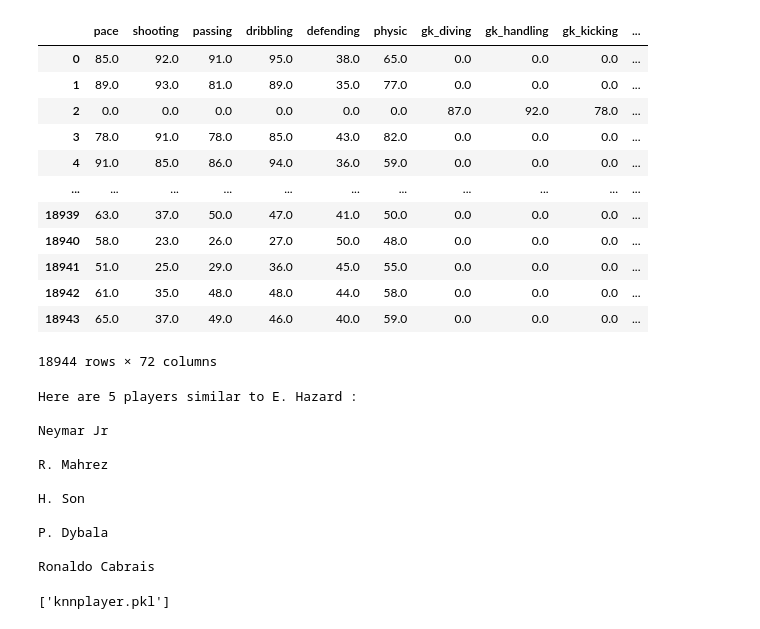
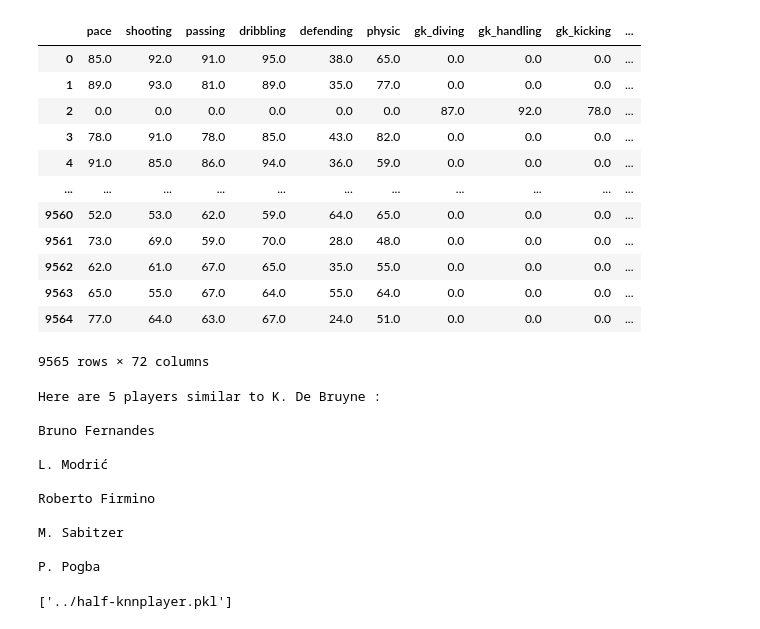
Before and after one commit to arzubekm/playerRec, a Jupyter notebook: ipynbs/test model.ipynb, the cells around one changed output. Drawn from its saved outputs; the diff is of its cells as text; code cells hidden in the pictures.

Commit message:
Implemented on new dataset of overall ranking of players at least 66

```diff
--- a/ipynbs/test model.ipynb
+++ b/ipynbs/test model.ipynb
@@ -1,7 +1,7 @@
 # %%
 import pandas as pd
 
-data = pd.read_csv('players_21_clean.csv')
+data = pd.read_csv('../players_21_clean.csv')
 pd.options.display.max_columns = None
 # %%
-data
+copy_data = data
@@ -21,0 +24,2 @@ data
+# %%
+copy_data = copy_data.drop(range(9565, 18944))
@@ -22,24 +42,24 @@ data
 # %%
 # create attributes
 
-attributes = data.iloc[:, 33:]
+attributes = copy_data.iloc[:, 33:]
 attributes = attributes.drop(['player_traits'], axis=1)
 
 attributes
 # %% [output]
 |  | pace | shooting | passing | dribbling | defending | physic | gk_diving | gk_handling | gk_kicking | ... |
 | 0 | 85.0 | 92.0 | 91.0 | 95.0 | 38.0 | 65.0 | 0.0 | 0.0 | 0.0 | ... |
 | 1 | 89.0 | 93.0 | 81.0 | 89.0 | 35.0 | 77.0 | 0.0 | 0.0 | 0.0 | ... |
 | 2 | 0.0 | 0.0 | 0.0 | 0.0 | 0.0 | 0.0 | 87.0 | 92.0 | 78.0 | ... |
 | 3 | 78.0 | 91.0 | 78.0 | 85.0 | 43.0 | 82.0 | 0.0 | 0.0 | 0.0 | ... |
 | 4 | 91.0 | 85.0 | 86.0 | 94.0 | 36.0 | 59.0 | 0.0 | 0.0 | 0.0 | ... |
 | ... | ... | ... | ... | ... | ... | ... | ... | ... | ... | ... |
-| 18939 | 63.0 | 37.0 | 50.0 | 47.0 | 41.0 | 50.0 | 0.0 | 0.0 | 0.0 | ... |
-| 18940 | 58.0 | 23.0 | 26.0 | 27.0 | 50.0 | 48.0 | 0.0 | 0.0 | 0.0 | ... |
-| 18941 | 51.0 | 25.0 | 29.0 | 36.0 | 45.0 | 55.0 | 0.0 | 0.0 | 0.0 | ... |
-| 18942 | 61.0 | 35.0 | 48.0 | 48.0 | 44.0 | 58.0 | 0.0 | 0.0 | 0.0 | ... |
-| 18943 | 65.0 | 37.0 | 49.0 | 46.0 | 40.0 | 59.0 | 0.0 | 0.0 | 0.0 | ... |
+| 9560 | 52.0 | 53.0 | 62.0 | 59.0 | 64.0 | 65.0 | 0.0 | 0.0 | 0.0 | ... |
+| 9561 | 73.0 | 69.0 | 59.0 | 70.0 | 28.0 | 48.0 | 0.0 | 0.0 | 0.0 | ... |
+| 9562 | 62.0 | 61.0 | 67.0 | 65.0 | 35.0 | 55.0 | 0.0 | 0.0 | 0.0 | ... |
+| 9563 | 65.0 | 55.0 | 67.0 | 64.0 | 55.0 | 64.0 | 0.0 | 0.0 | 0.0 | ... |
+| 9564 | 77.0 | 64.0 | 63.0 | 67.0 | 24.0 | 51.0 | 0.0 | 0.0 | 0.0 | ... |
-18944 rows × 72 columns
+9565 rows × 72 columns
 # %%
 # Load necessary libraries for model
 
@@ -58,32 +78,32 @@ recommendations = NearestNeighbors(n_neighbors=6, algorithm='ball_tree').fit(X)
 player_indices = recommendations.kneighbors(X)[1]
 # %%
 def get_index(x):
-    return data[data['short_name']==x].index.tolist()[0]
+    return copy_data[copy_data['short_name']==x].index.tolist()[0]
 
 def recommend_me(player):
     print('Here are 5 players similar to', player, ':' '\n')
     index = get_index(player)
     for i in player_indices[index][1:]:
-            print(data.iloc[i]['short_name'], '\n')
+            print(copy_data.iloc[i]['short_name'], '\n')
 
-recommend_me("E. Hazard")
+recommend_me("K. De Bruyne")
 # %% [output]
-Here are 5 players similar to E. Hazard :
+Here are 5 players similar to K. De Bruyne :
 
-Neymar Jr
+Bruno Fernandes
 
-R. Mahrez
+L. Modrić
 
-H. Son
+Roberto Firmino
 
-P. Dybala
+M. Sabitzer
 
-Ronaldo Cabrais
+P. Pogba
 # %%
 # Save the model
 
 import joblib
 
-joblib.dump(X, 'knnplayer.pkl')
+joblib.dump(X, '../half-knnplayer.pkl')
 # %% [output]
-['knnplayer.pkl']
+['../half-knnplayer.pkl']
```
Also changed, not shown: parts of 4 cells of this notebook, 3 other files.
